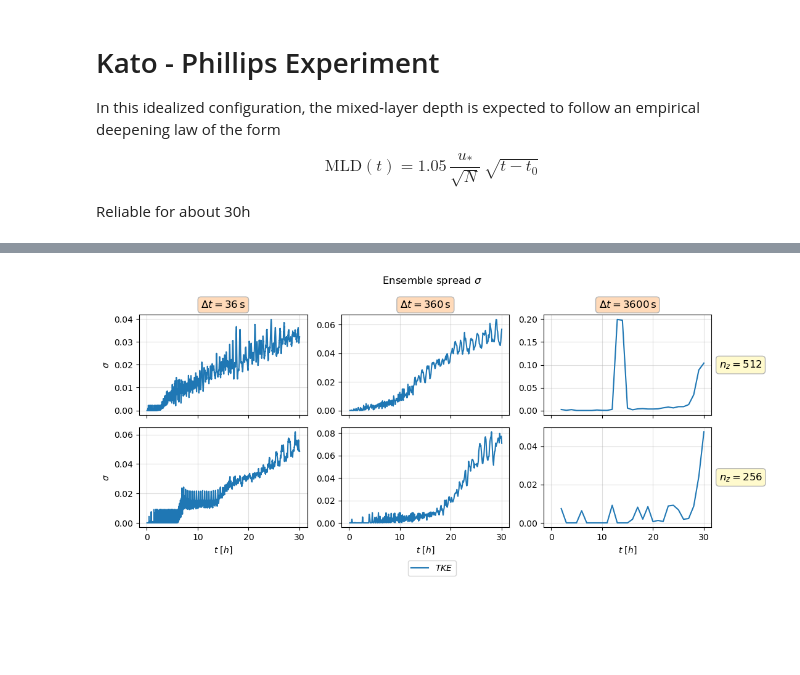
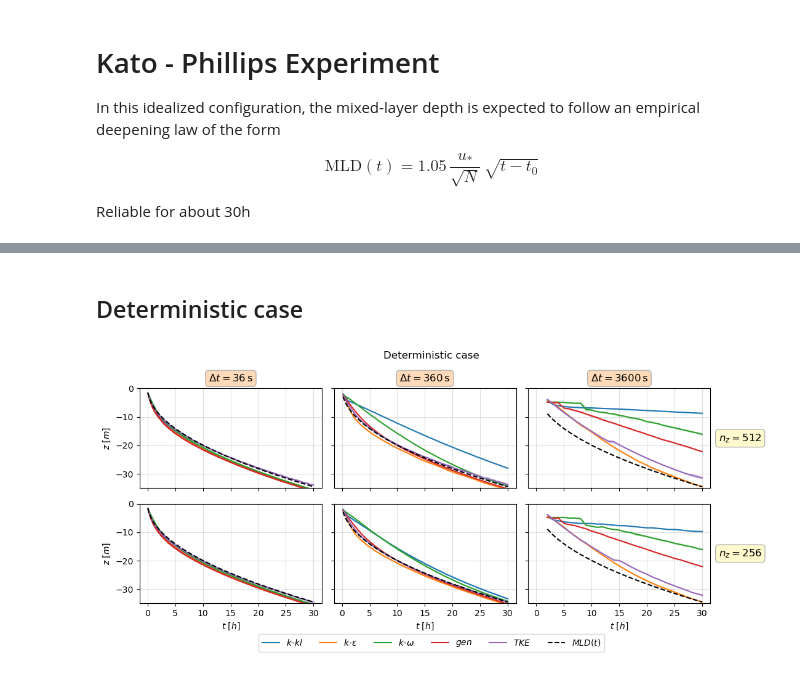
Before and after one commit to mattmattnex/taia-1DV-FD, a Jupyter notebook: experiments/1_Kato_Phillips/K-P_analysis.ipynb, the cells around one changed output, grey strips where cells are left out. Drawn from its saved outputs; the diff is of its cells as text; code cells hidden in the pictures; blank space fills up the shorter version.

```diff
--- a/experiments/1_Kato_Phillips/K-P_analysis.ipynb
+++ b/experiments/1_Kato_Phillips/K-P_analysis.ipynb
@@ -153,43 +11,7 @@ fig.tight_layout(rect=[0, 0.04, 1, 1])
-# %%
-fig, axes = plt.subplots(len(NZS), len(DTS), figsize=(int(len(DTS)*3 + 2), int(len(NZS)*2 + 1)), sharex=True)
-fig.suptitle(r'Ensemble spread $\sigma$')
-
-for i, nz in enumerate(NZS):
-    for j, dt in enumerate(DTS):
-        ax = axes[i, j]
-
-        for key, label in CLOSURES:
-            if dt == 36:
-                t, mld_m, mld_v = get_mld_timeserie(f'{key}_dt{dt}_nz{nz}_ne{NENS}.nc', cut = 6)
-            else:
-                t, mld_m, mld_v = get_mld_timeserie(f'{key}_dt{dt}_nz{nz}_ne{NENS}.nc', cut = 2)
-
-            ax.plot(t, mld_v, label = label)
-
-        ax.grid(True, alpha=0.4)
-
-        if j == 0:
-            ax.set_ylabel(r'$\sigma$')
-
-        if i == len(NZS)-1:
-            ax.set_xlabel(r'$t$ [$h$]')
-
-for j, dt in enumerate(DTS):
-    axes[0, j].annotate(rf'$\Delta t = {dt}\,$s', xy=(0.5, 1.1),
-                         xycoords='axes fraction',
-                         va='center', ha='center', fontsize=12,
-                         bbox=dict(boxstyle='round', facecolor='peachpuff',
-                                   edgecolor='0.7'))
-
-for i, nz in enumerate(NZS):
-    axes[i, -1].annotate(rf'$n_z = {nz}$', xy=(1.045, 0.5),
-                         xycoords='axes fraction',
-                         va='center', ha='left', fontsize=12,
-                         bbox=dict(boxstyle='round', facecolor='lemonchiffon',
-                                   edgecolor='0.7'))
-
-handles, labels = axes[0, 0].get_legend_handles_labels()
-fig.legend(handles, labels, loc='lower center', ncol=len(labels), bbox_to_anchor=(0.5, -0.01))
-fig.tight_layout(rect=[0, 0.04, 1, 1])
-# %% [output]
-[figure, removed]
+# %% [markdown]
+## Deterministic case
+# %%
+kp = KatoPhillipsAnalyser()
+kp.plot_MLD(nens = 10, title = "Deterministic case");
+# %% [output]
+[figure, added]
```
Also changed, not shown: parts of 11 cells of this notebook, 5 other files.
